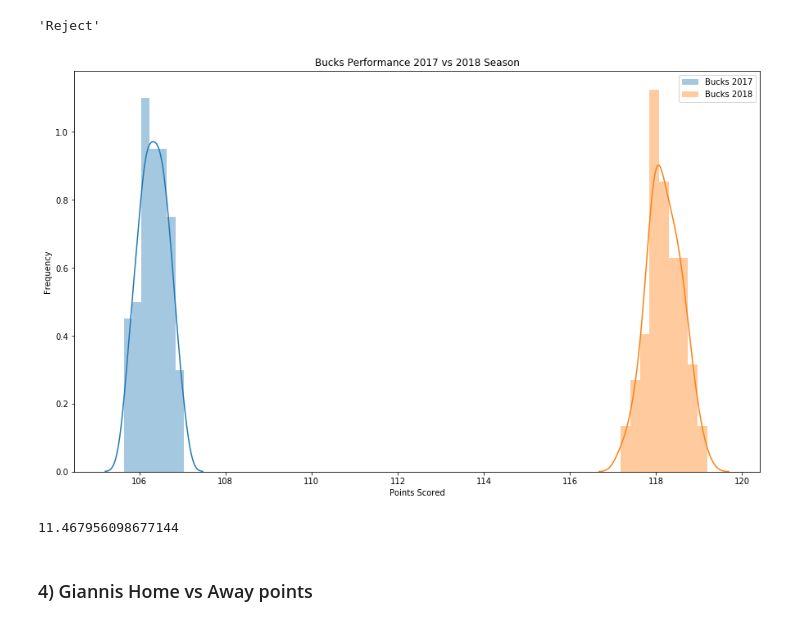
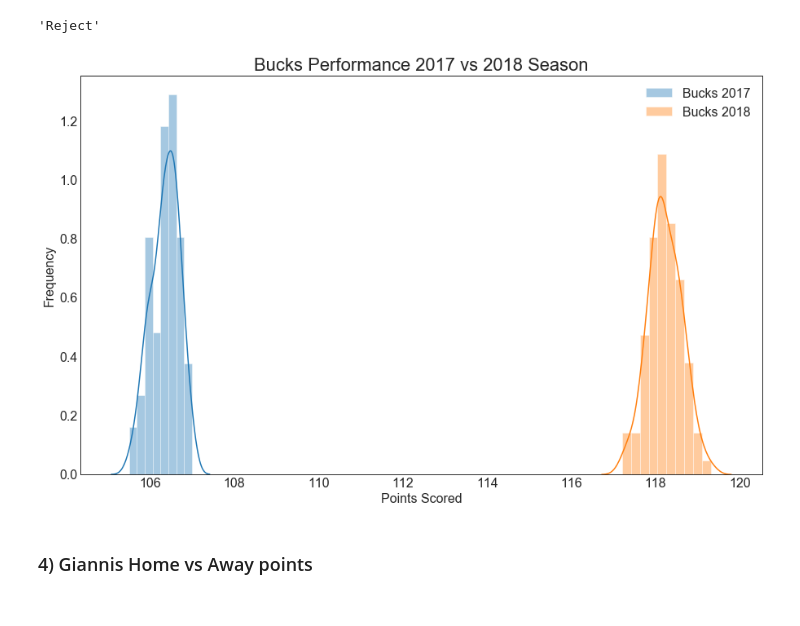
Before and after one commit to Pballer/mod3_project, a Jupyter notebook: NBA_Technical.ipynb, the cells around one changed output. Drawn from its saved outputs; the diff is of its cells as text; code cells hidden in the pictures.

```diff
--- a/NBA_Technical.ipynb
+++ b/NBA_Technical.ipynb
@@ -163,29 +143,10 @@ bucks_2018_final = pd.concat([bucks_2018.loc[(bucks_2018.is_home == 1), 'game_ho
 # %%
 comparison_groups = create_sample_dists(bucks_2017_final,
                                         bucks_2018_final)
-# %%
-plt.figure(figsize=(15,9))
-sns.distplot(comparison_groups[0], label='Bucks 2017')
-sns.distplot(comparison_groups[1], label='Bucks 2018')
-plt.title('Bucks Performance 2017 vs 2018 Season')
-plt.xlabel('Points Scored')
-plt.ylabel('Frequency')
-plt.legend();
-plt.savefig('img/hypo3.png')
-# %% [output]
-[figure, removed]
-# %%
-# Calc T Manual check
-home_mean = home_teams.game_home_team_score.mean()
-home_std = home_teams.game_home_team_score.std()
-home_len = home_teams.game_home_team_score.shape[0]
-away_mean = away_teams.game_visitor_team_score.mean()
-away_std = away_teams.game_visitor_team_score.std()
-away_len = away_teams.game_visitor_team_score.shape[0]
-t = (home_mean - away_mean) / np.sqrt((home_std**2/ home_len) + (away_std**2/ away_len))
-t
-# %% [output]
-11.467956098677144
+# %%
+fig = visualization_three(comparison_groups, 'hypo3')
+# %% [output]
+[figure, added]
 # %% [markdown]
 ### 4) Giannis Home vs Away points
 # %%
```
Also changed, not shown: parts of 11 cells of this notebook.
